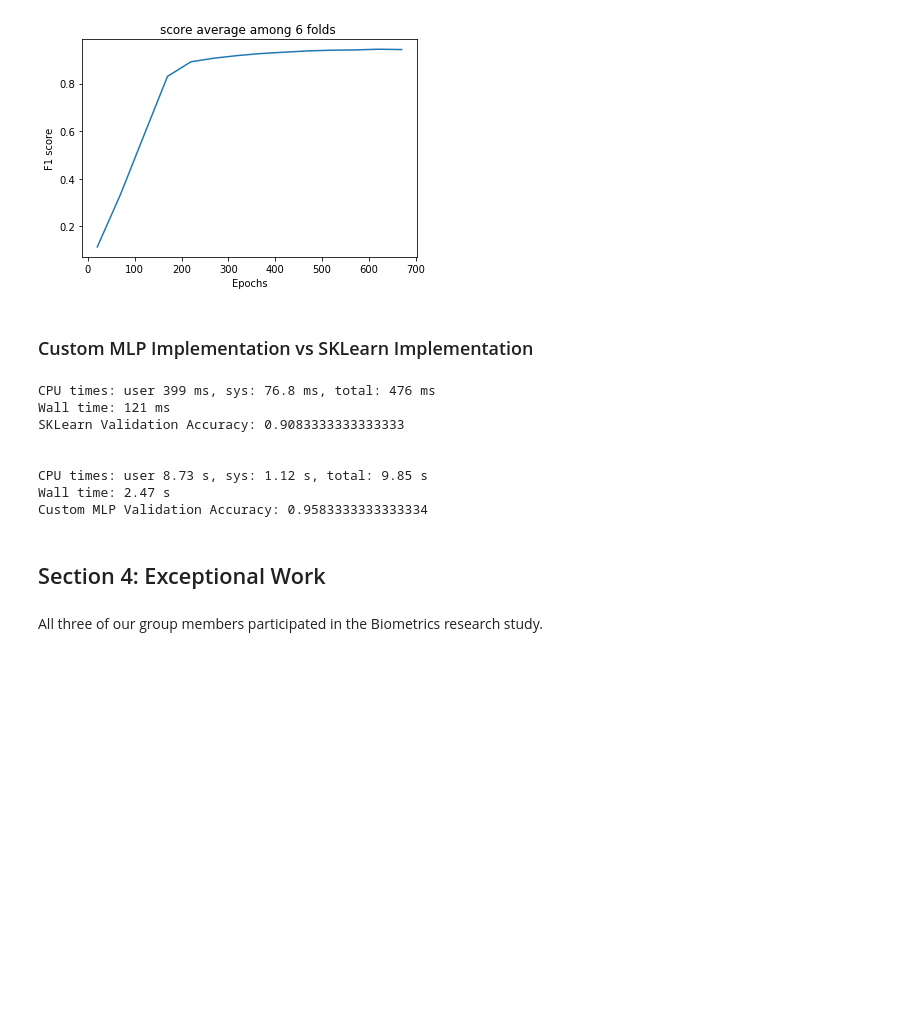
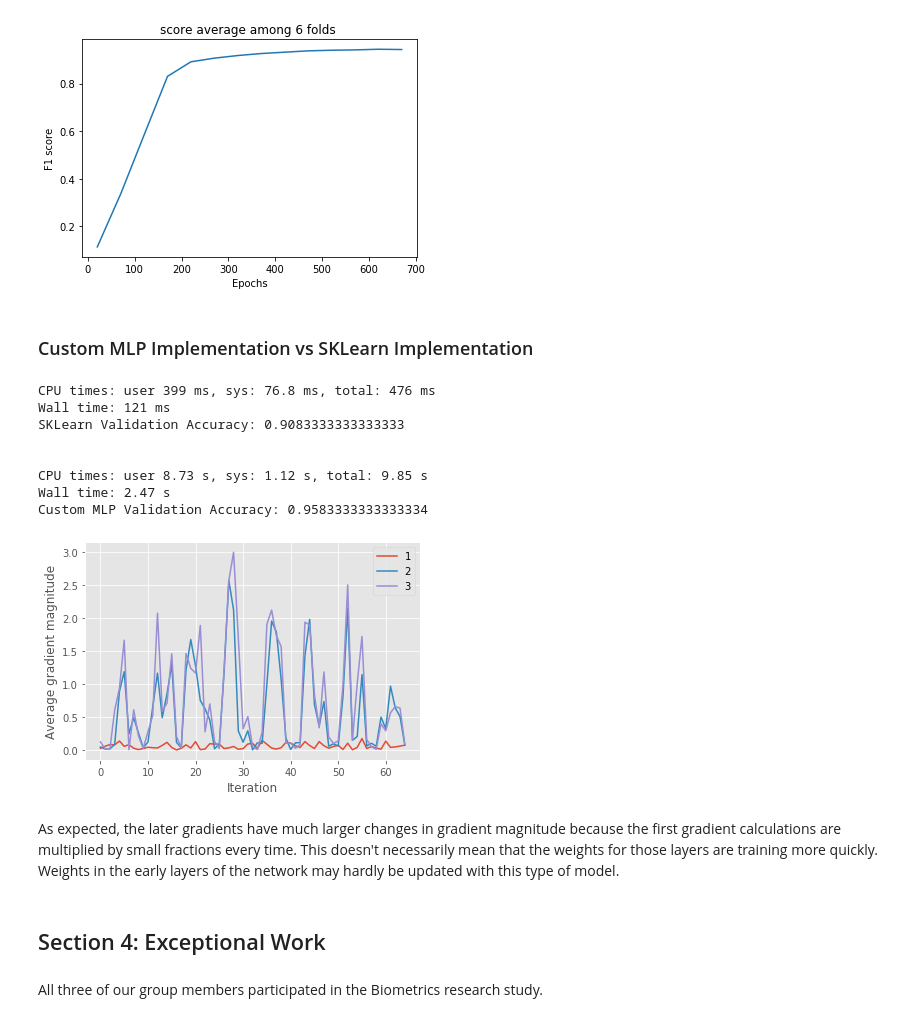
Before and after one commit to Hd0702/CSE5324, a Jupyter notebook: A4/Lab4.ipynb, the cells around one changed output. Drawn from its saved outputs; the diff is of its cells as text; code cells hidden in the pictures; blank space fills up the shorter version.

Commit message:
Visualizations for gradients

```diff
--- a/A4/Lab4.ipynb
+++ b/A4/Lab4.ipynb
@@ -140,6 +140,8 @@ class TwoLayerPerceptronBase(object):
         self.steps = steps
         self.phi = phi
         self.cost= cost
+        self.num_gradients = n_hidden + 2
+        self.gradients = np.zeros(self.num_gradients,)
 
     @staticmethod
     def _encode_labels(y):
@@ -346,6 +348,7 @@ class TwoLayerPerceptronVectorized(TwoLayerPerceptron):
             grad[:,1:] += Ws[i][:, 1:] * self.l2_C
             grads.insert(0,grad)
 
+        self.gradients = grads
         return grads
 
     def get_params(self, deep=True):
@@ -359,6 +362,9 @@ class TwoLayerPerceptronVectorized(TwoLayerPerceptron):
         for parameter, value in parameters.items():
             setattr(self, parameter, value)
         return self
+
+    def get_gradients(self):
+        return self.gradients
 # %% [markdown]
 # Testing on Digit Data
 # %%
@@ -873,3 +875,32 @@ plt.show()
+# %%
+# visualize gradient magnitudes
+
+params = dict(n_hidden=3,
+                  C=0.1,  # tradeoff L2 regularizer
+                  epochs=epoch, # iterations
+                  eta=0.001,  # learning rate
+                  random_state=1,
+                  steps=4,
+                  phi="sigmoid",
+                  cost="cross")
+nn = TwoLayerPerceptronVectorized(**params)
+nn.fit(X_train, y_train)
+yhat = nn.predict(X_test)
+score1 = f1_score(y_test, yhat, average='macro')
+
+gradients = nn.get_gradients()
+
+ax = plt.subplot(1,1,1)
+for i in range(len(gradients)):
+    plt.plot(abs(gradients[0][i]), label=i+1)
+plt.legend()
+plt.ylabel('Average gradient magnitude')
+plt.xlabel('Iteration')
+plt.show()
+# %% [output]
+[figure, added]
+# %% [markdown]
+As expected, the later gradients have much larger changes in gradient magnitude because the first gradient calculations are multiplied by small fractions every time. This doesn't necessarily mean that the weights for those layers are training more quickly. Weights in the early layers of the network may hardly be updated with this type of model.
 # %% [markdown]
 ## Section 4: Exceptional Work
 # %% [markdown]
```
Also changed, not shown: parts of 5 cells of this notebook.
